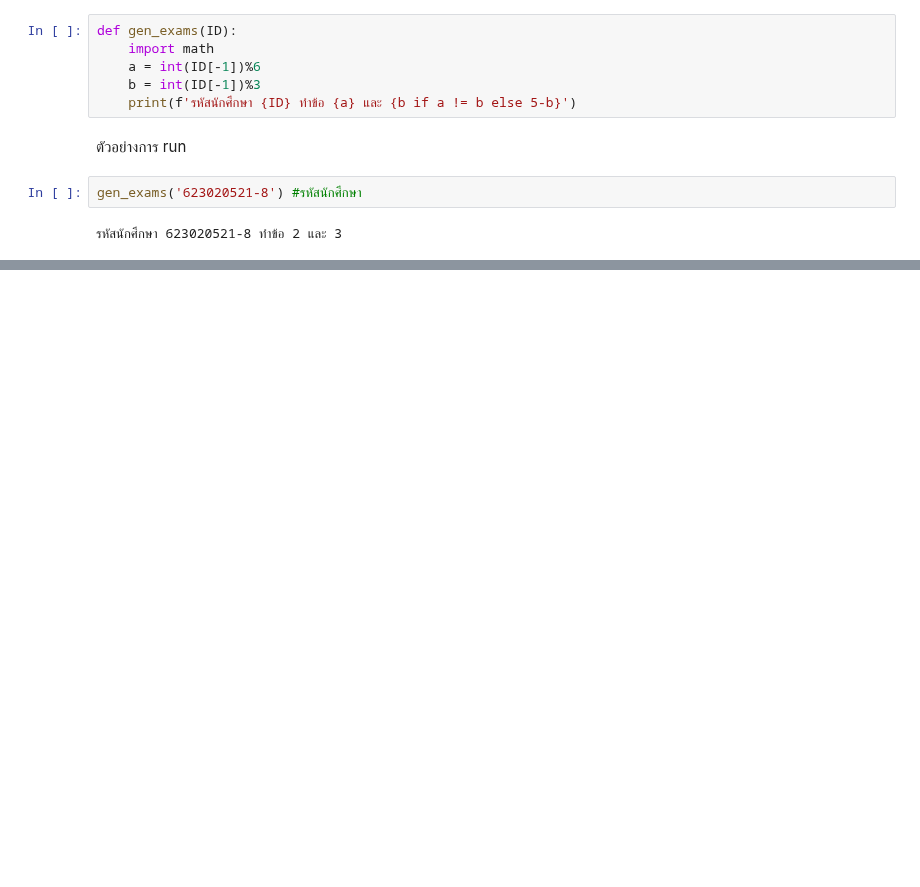
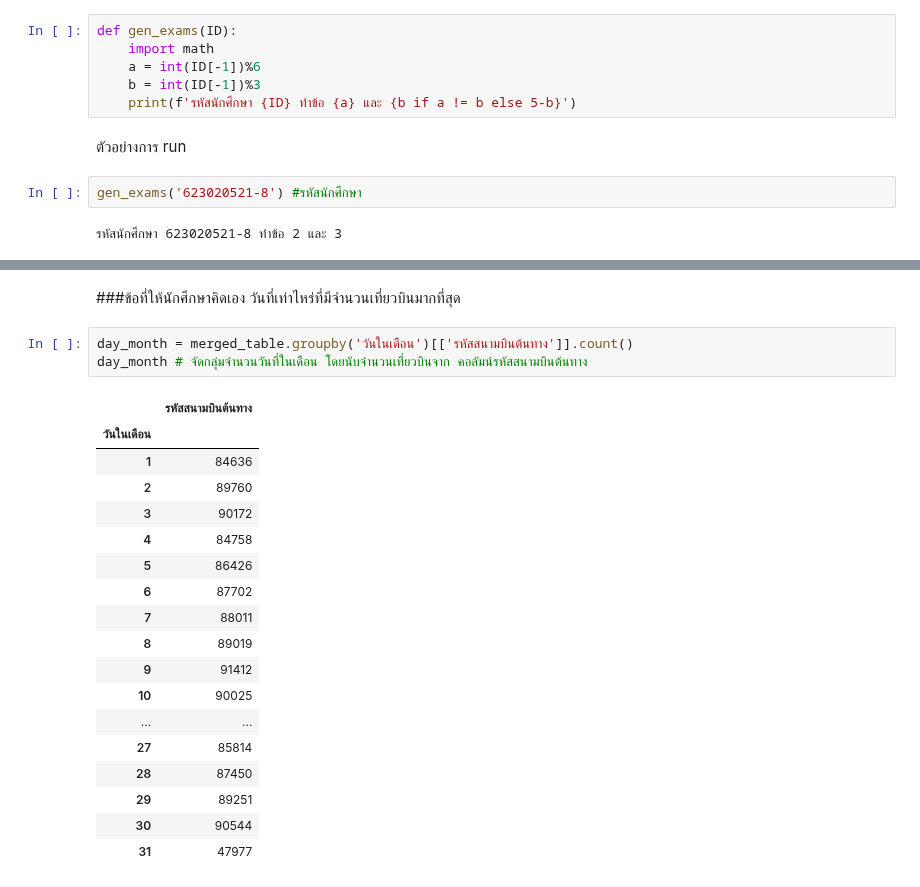
Before and after one commit to nichakornchaisuwan/DWDM21, a Jupyter notebook: MiniExam.ipynb, the cells around one changed output, grey strips where cells are left out. Drawn from its saved outputs; the diff is of its cells as text; blank space fills up the shorter version.

```diff
--- a/MiniExam.ipynb
+++ b/MiniExam.ipynb
@@ -70,0 +235,25 @@ gen_exams('623020521-8') #รหัสนักศึกษา
+# %% [markdown]
+###ข้อที่ให้นักศึกษาคิดเอง
+วันที่เท่าไหร่ที่มีจำนวนเที่ยวบินมากที่สุด
+# %%
+day_month = merged_table.groupby('วันในเดือน')[['รหัสสนามบินต้นทาง']].count()
+day_month # จัดกลุ่มจำนวนวันที่ในเดือน โดยนับจำนวนเที่ยวบินจาก คอลัมน์รหัสสนามบินต้นทาง
+# %% [output]
+|  | รหัสสนามบินต้นทาง |
+| วันในเดือน |  |
+| 1 | 84636 |
+| 2 | 89760 |
+| 3 | 90172 |
+| 4 | 84758 |
+| 5 | 86426 |
+| 6 | 87702 |
+| 7 | 88011 |
+| 8 | 89019 |
+| 9 | 91412 |
+| 10 | 90025 |
+| ... | ... |
+| 27 | 85814 |
+| 28 | 87450 |
+| 29 | 89251 |
+| 30 | 90544 |
+| 31 | 47977 |
```
Also changed, not shown: parts of 31 cells of this notebook.
